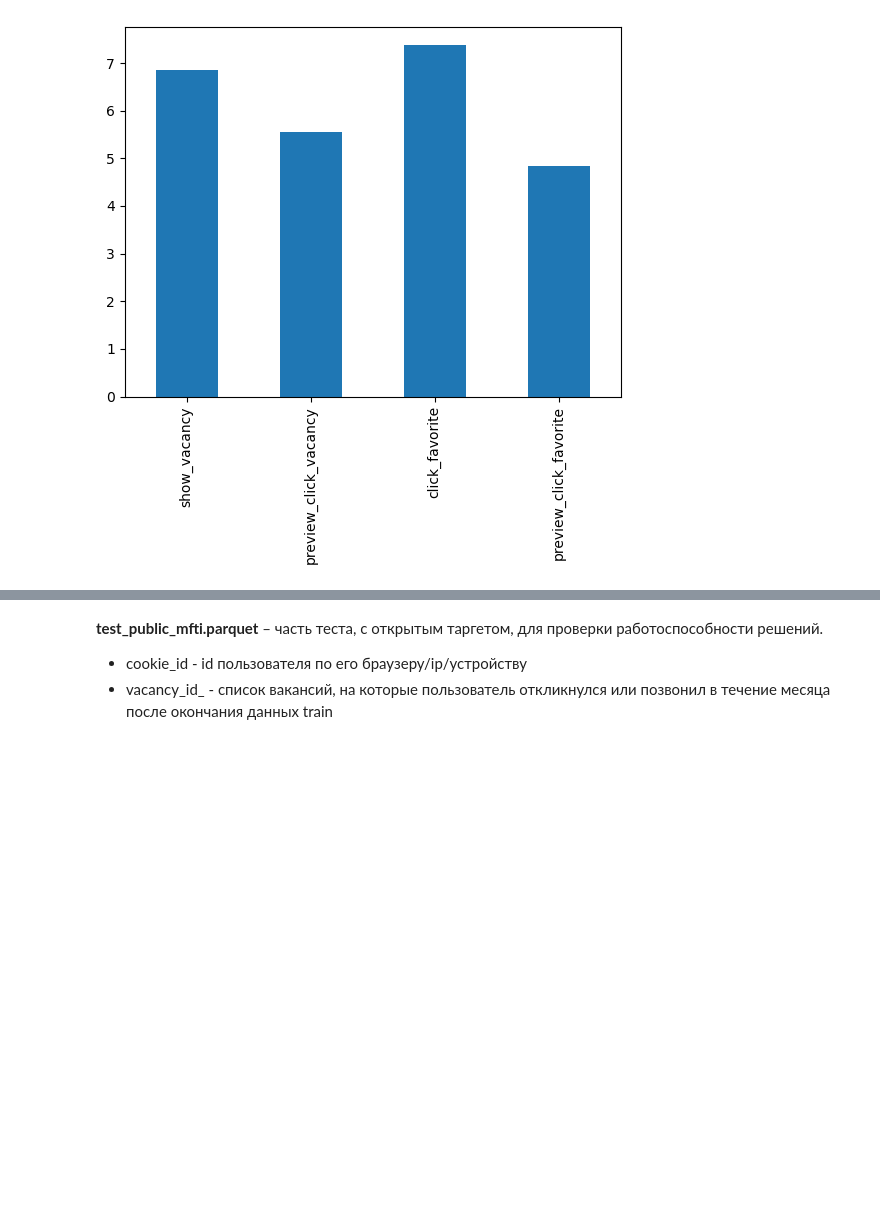
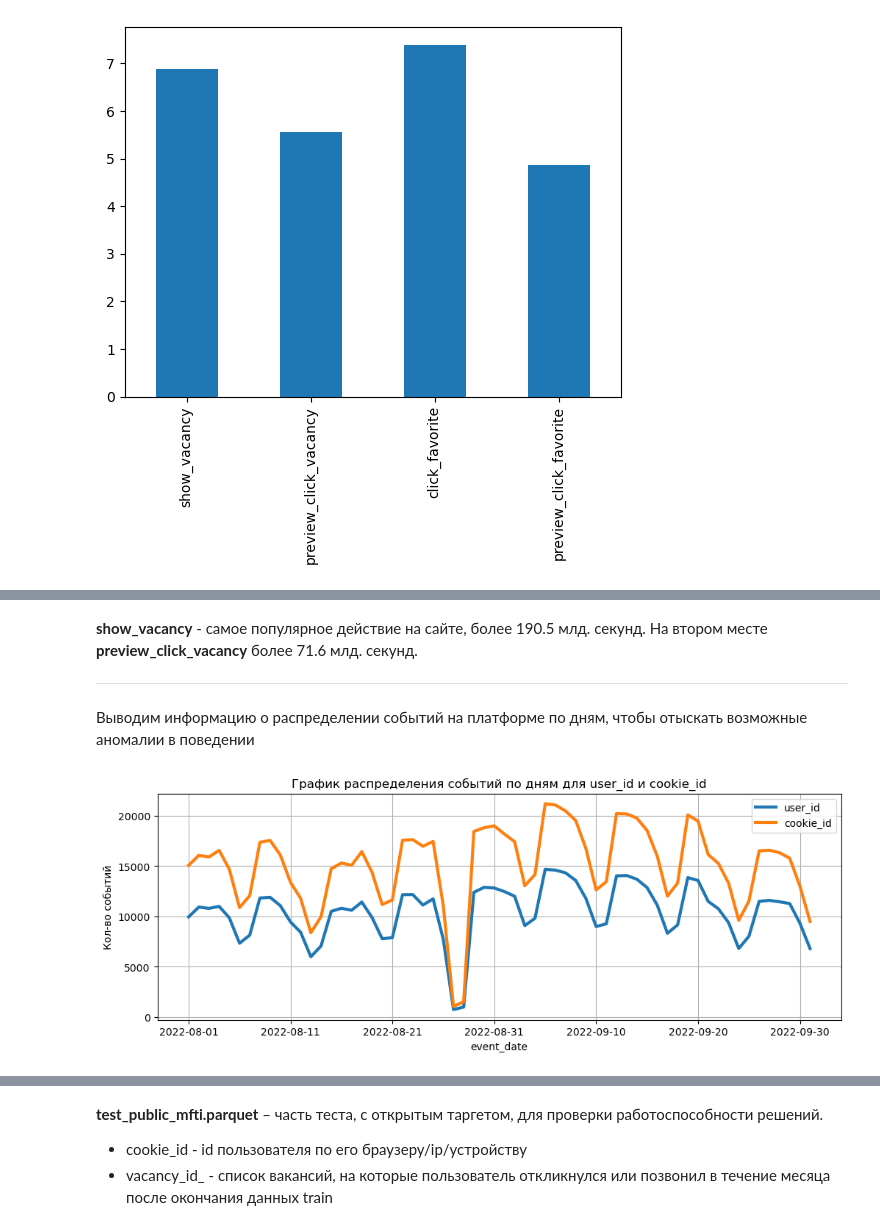
Before and after one commit to YurezSml/Hakaton2022, a Jupyter notebook: DataAnalysis.ipynb, the cells around one changed output, grey strips where cells are left out. Drawn from its saved outputs; the diff is of its cells as text; code cells hidden in the pictures; blank space fills up the shorter version.

```diff
--- a/DataAnalysis.ipynb
+++ b/DataAnalysis.ipynb
@@ -151,0 +234,18 @@ train_mfti_df.groupby(['user_id'])['cookie_id'].nunique().value_counts()
+# %% [markdown]
+<b>show_vacancy</b> - самое популярное действие на сайте, более 190.5 млд. секунд. На втором месте <b>preview_click_vacancy</b> более 71.6 млд. секунд.
+
+-------------------------
+# %% [markdown]
+Выводим информацию о распределении событий на платформе по дням, чтобы отыскать возможные аномалии в поведении
+# %%
+proc_train_df.groupby('event_date')['user_id', 'cookie_id'].nunique().plot(
+    kind='line',
+    figsize=(12, 4),
+    title='График распределения событий по дням для user_id и cookie_id',
+    ylabel='Кол-во событий',
+    grid = True,
+    lw=3
+);
+plt.legend(['user_id', 'cookie_id']);
+# %% [output]
+[figure, added]
```
Also changed, not shown: parts of 139 cells of this notebook.
